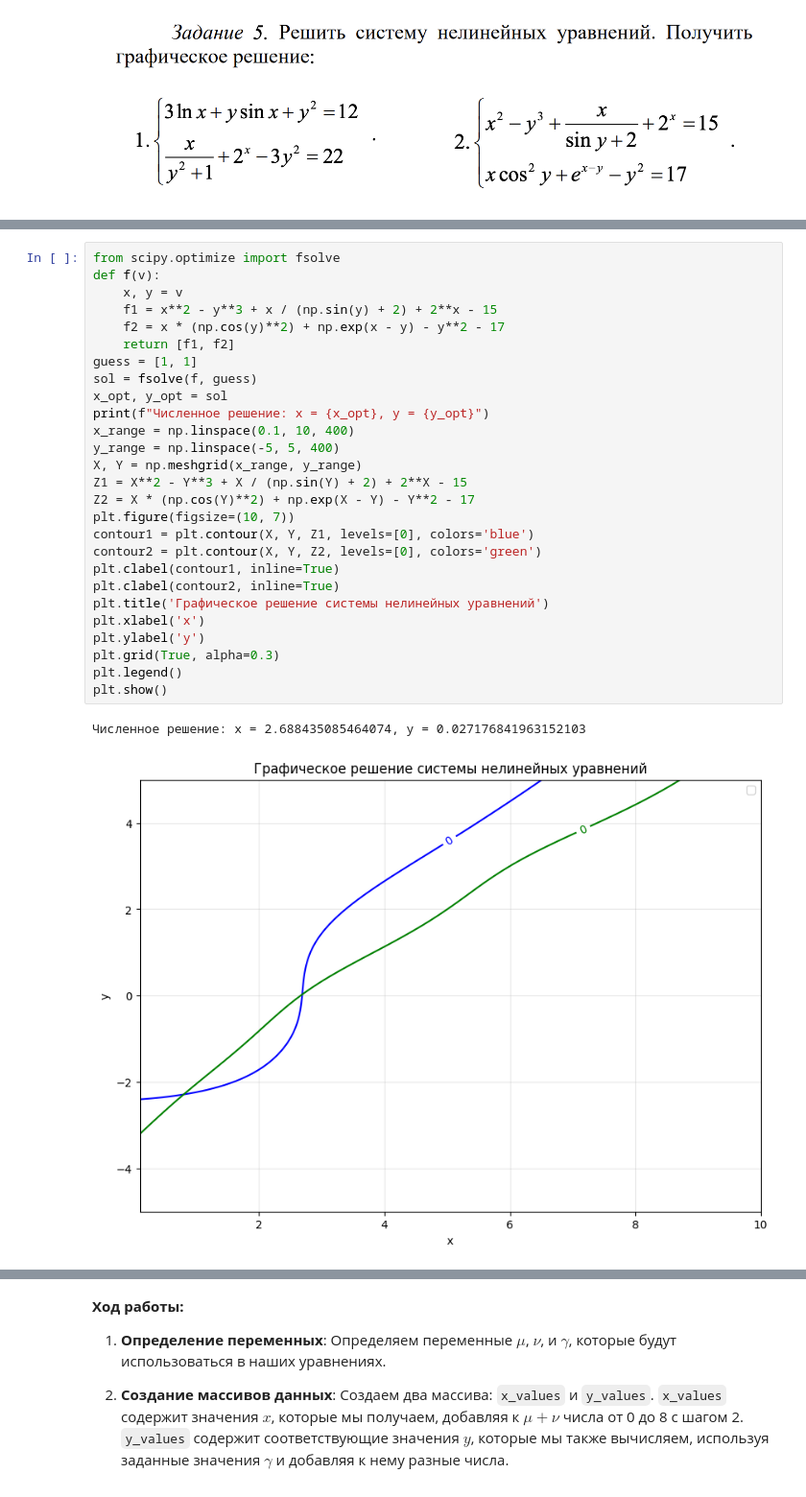
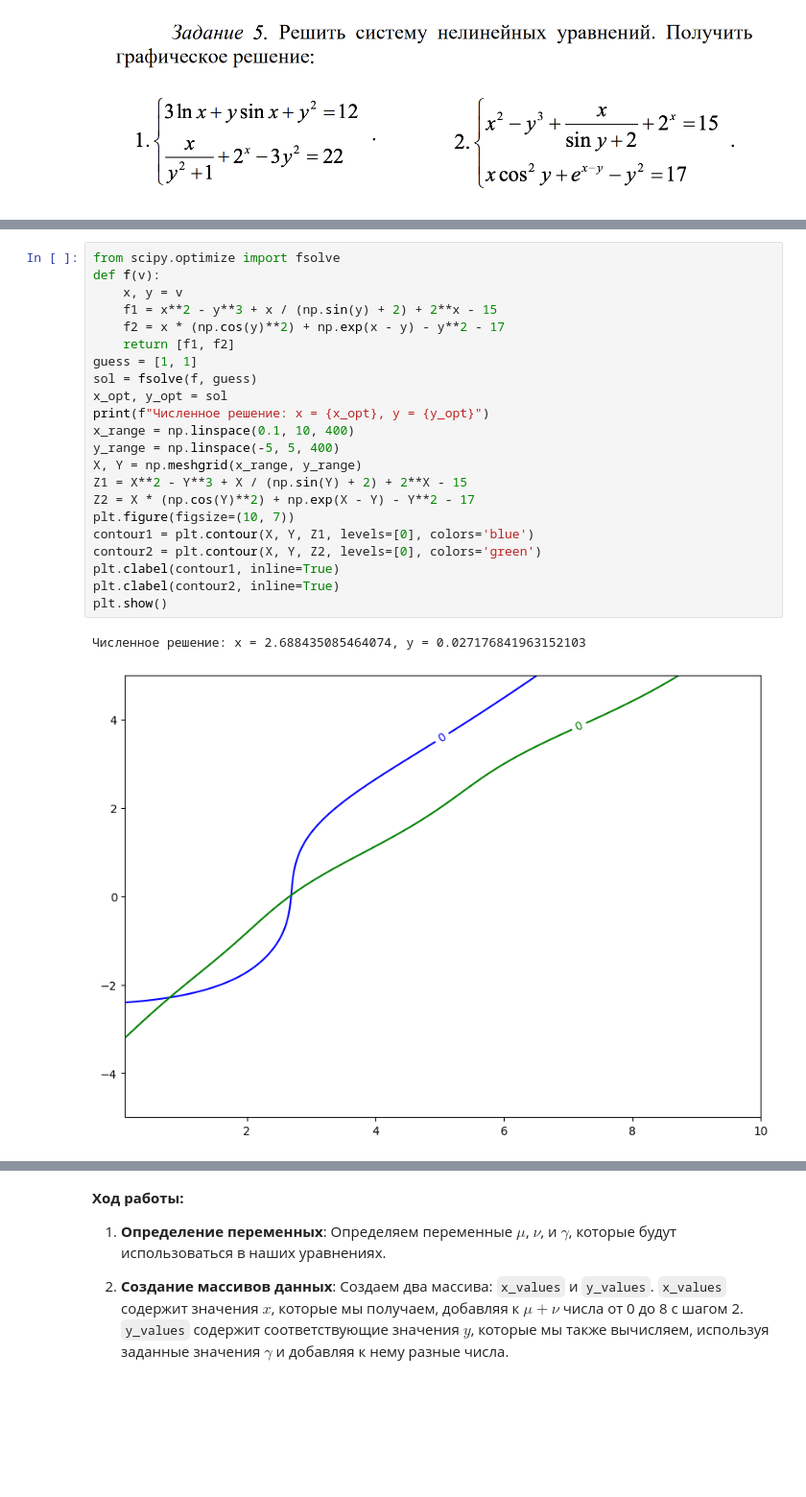
Before and after one commit to DanisStepanov/Computer-mathematics-systems, a Jupyter notebook: 4. Библиотека SciPy/Практическая_работа_№4_Библиотека_SciPy_Часть_№1.ipynb, the cells around one changed output, grey strips where cells are left out. Shown at 96% size. Drawn from its saved outputs; the diff is of its cells as text; blank space fills up the shorter version.

```diff
--- a/4. Библиотека SciPy/Практическая_работа_№4_Библиотека_SciPy_Часть_№1.ipynb
+++ b/4. Библиотека SciPy/Практическая_работа_№4_Библиотека_SciPy_Часть_№1.ipynb
@@ -262,33 +257,28 @@ plt.show()
 # %%
 from scipy.optimize import fsolve
 def f(v):
     x, y = v
     f1 = x**2 - y**3 + x / (np.sin(y) + 2) + 2**x - 15
     f2 = x * (np.cos(y)**2) + np.exp(x - y) - y**2 - 17
     return [f1, f2]
 guess = [1, 1]
 sol = fsolve(f, guess)
 x_opt, y_opt = sol
 print(f"Численное решение: x = {x_opt}, y = {y_opt}")
 x_range = np.linspace(0.1, 10, 400)
 y_range = np.linspace(-5, 5, 400)
 X, Y = np.meshgrid(x_range, y_range)
 Z1 = X**2 - Y**3 + X / (np.sin(Y) + 2) + 2**X - 15
 Z2 = X * (np.cos(Y)**2) + np.exp(X - Y) - Y**2 - 17
 plt.figure(figsize=(10, 7))
 contour1 = plt.contour(X, Y, Z1, levels=[0], colors='blue')
 contour2 = plt.contour(X, Y, Z2, levels=[0], colors='green')
 plt.clabel(contour1, inline=True)
 plt.clabel(contour2, inline=True)
-plt.title('Графическое решение системы нелинейных уравнений')
-plt.xlabel('x')
-plt.ylabel('y')
-plt.grid(True, alpha=0.3)
-plt.legend()
 plt.show()
 # %% [output]
 Численное решение: x = 2.688435085464074, y = 0.027176841963152103
-[figure, old version]
+[figure, new version]
 # %% [markdown]
 ![image.png](embedded-picture-1)
 # %% [markdown]
```
Also changed, not shown: parts of 2 cells of this notebook.
